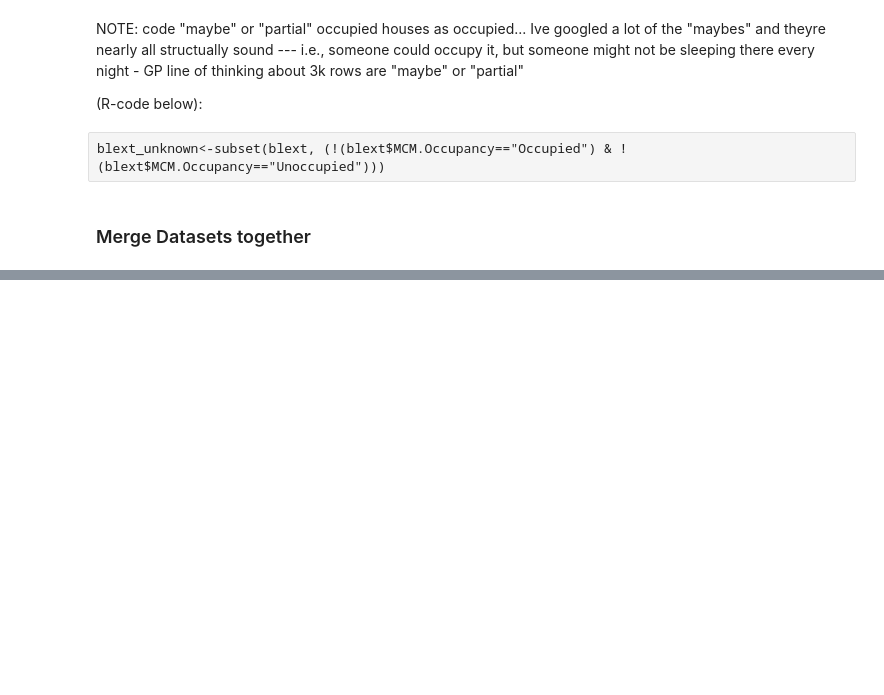
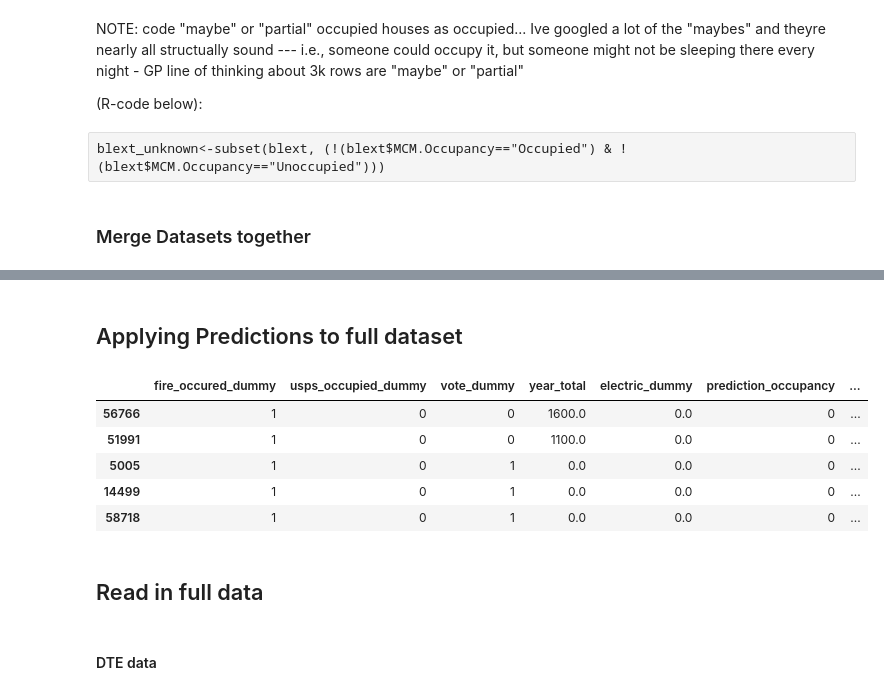
Before and after one commit to gperrin12/DLBA_occupancy_model, a Jupyter notebook: occupancy_model_November2017/ipython_notebooks/occupancy_model_DLBA_112917.ipynb, the cells around one changed output, grey strips where cells are left out. Cells and saved outputs as stored; diff of their text form; code cells hidden in the pictures; blank space fills up the shorter version.

```diff
--- a/occupancy_model_November2017/ipython_notebooks/occupancy_model_DLBA_112917.ipynb
+++ b/occupancy_model_November2017/ipython_notebooks/occupancy_model_DLBA_112917.ipynb
@@ -154,0 +573,22 @@ merged_train_final.head()
+# %% [markdown]
+## Applying Predictions to full dataset
+# %%
+predictions_df = X.copy()
+# %%
+predictions_df['prediction_occupancy'] = r_tree_tuned.predict(X)
+predictions_df['prediction_occupancy_proba'] = r_tree_tuned.predict_proba(X)[:,1]
+# %%
+address_df = merged_train_final[['Account Name']]
+# %%
+predictions_df = predictions_df.merge(address_df, how='left', left_index=True, right_index=True)
+# %%
+predictions_df.sort(columns='prediction_occupancy_proba').head()
+# %% [output]
+|  | fire_occured_dummy | usps_occupied_dummy | vote_dummy | year_total | electric_dummy | prediction_occupancy | ... |
+| 56766 | 1 | 0 | 0 | 1600.0 | 0.0 | 0 | ... |
+| 51991 | 1 | 0 | 0 | 1100.0 | 0.0 | 0 | ... |
+| 5005 | 1 | 0 | 1 | 0.0 | 0.0 | 0 | ... |
+| 14499 | 1 | 0 | 1 | 0.0 | 0.0 | 0 | ... |
+| 58718 | 1 | 0 | 1 | 0.0 | 0.0 | 0 | ... |
+# %% [markdown]
+## Read in full data
@@ -154,0 +597,2 @@ merged_train_final.head()
+# %% [markdown]
+#### DTE data
```
Also changed, not shown: parts of 126 cells of this notebook.
